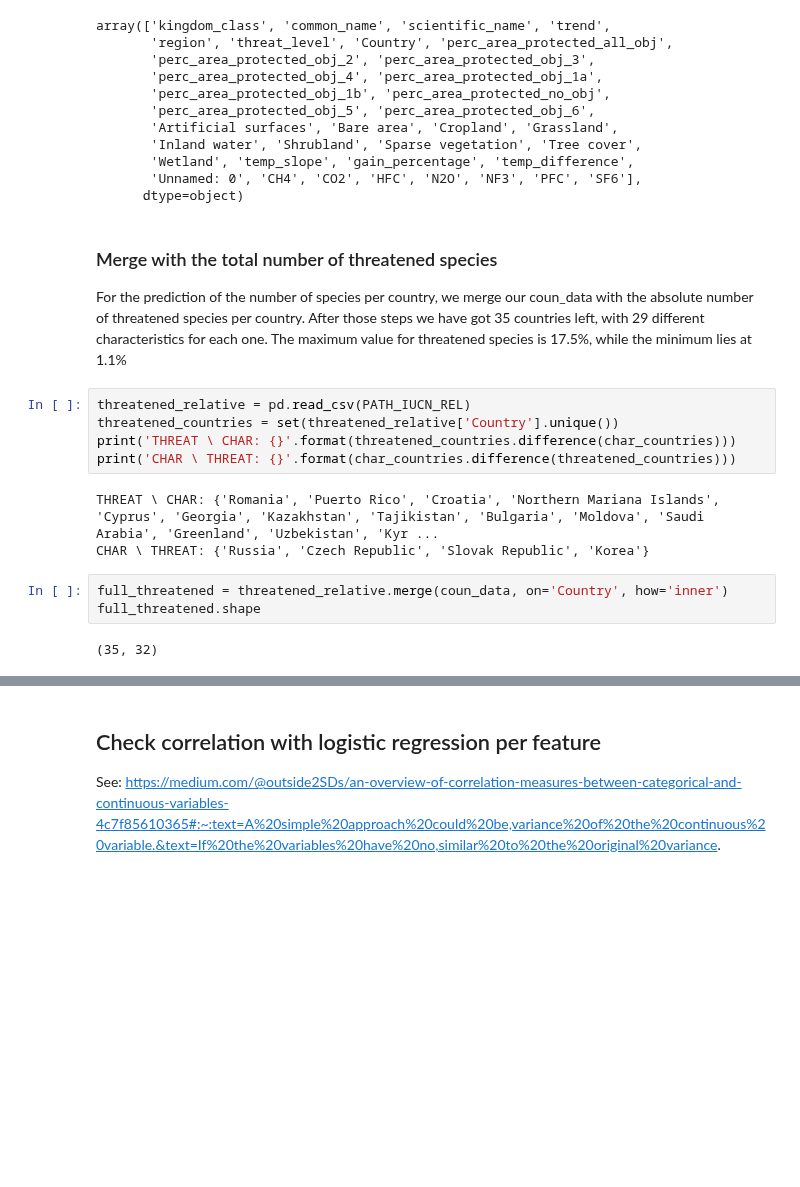
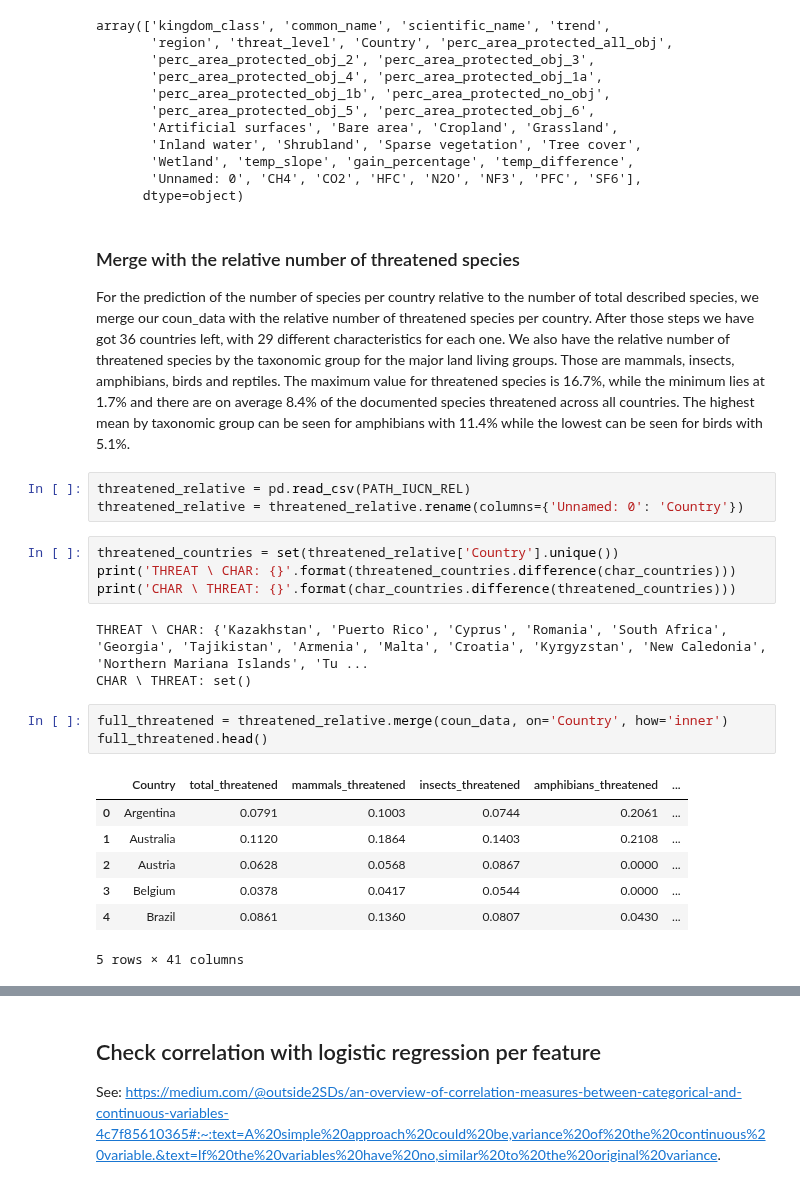
Before and after one commit to MarkusKiesel93/DOPPThreatenedSpecies, a Jupyter notebook: merged_data_analysis.ipynb, the cells around one changed output, grey strips where cells are left out. Cells and saved outputs as stored; diff of their text form; blank space fills up the shorter version.

```diff
--- a/merged_data_analysis.ipynb
+++ b/merged_data_analysis.ipynb
@@ -273,19 +273,27 @@ array(['kingdom_class', 'common_name', 'scientific_name', 'trend',
        'Unnamed: 0', 'CH4', 'CO2', 'HFC', 'N2O', 'NF3', 'PFC', 'SF6'],
       dtype=object)
 # %% [markdown]
-### Merge with the total number of threatened species
-For the prediction of the number of species per country, we merge our coun_data with the absolute number of threatened species per country. After those steps we have got 35 countries left, with 29 different characteristics for each one. The maximum value for threatened species is 17.5%, while the minimum lies at 1.1%
+### Merge with the relative number of threatened species
+For the prediction of the number of species per country relative to the number of total described species, we merge our coun_data with the relative number of threatened species per country. After those steps we have got 36 countries left, with 29 different characteristics for each one. We also have the relative number of threatened species by the taxonomic group for the major land living groups. Those are mammals, insects, amphibians, birds and reptiles. The maximum value for threatened species is 16.7%, while the minimum lies at 1.7% and there are on average 8.4% of the documented species threatened across all countries. The highest mean by taxonomic group can be seen for amphibians with 11.4% while the lowest can be seen for birds with  5.1%.
+# %%
+threatened_relative = pd.read_csv(PATH_IUCN_REL)
+threatened_relative = threatened_relative.rename(columns={'Unnamed: 0': 'Country'})
 # %%
-threatened_relative = pd.read_csv(PATH_IUCN_REL)
 threatened_countries = set(threatened_relative['Country'].unique())
 print('THREAT \ CHAR: {}'.format(threatened_countries.difference(char_countries)))
 print('CHAR \ THREAT: {}'.format(char_countries.difference(threatened_countries)))
 # %% [output]
-THREAT \ CHAR: {'Romania', 'Puerto Rico', 'Croatia', 'Northern Mariana Islands', 'Cyprus', 'Georgia', 'Kazakhstan', 'Tajikistan', 'Bulgaria', 'Moldova', 'Saudi Arabia', 'Greenland', 'Uzbekistan', 'Kyr ...
-CHAR \ THREAT: {'Russia', 'Czech Republic', 'Slovak Republic', 'Korea'}
+THREAT \ CHAR: {'Kazakhstan', 'Puerto Rico', 'Cyprus', 'Romania', 'South Africa', 'Georgia', 'Tajikistan', 'Armenia', 'Malta', 'Croatia', 'Kyrgyzstan', 'New Caledonia', 'Northern Mariana Islands', 'Tu ...
+CHAR \ THREAT: set()
 # %%
 full_threatened = threatened_relative.merge(coun_data, on='Country', how='inner')
-full_threatened.shape
+full_threatened.head()
 # %% [output]
+|  | Country | total_threatened | mammals_threatened | insects_threatened | amphibians_threatened | ... |
+| 0 | Argentina | 0.0791 | 0.1003 | 0.0744 | 0.2061 | ... |
+| 1 | Australia | 0.1120 | 0.1864 | 0.1403 | 0.2108 | ... |
+| 2 | Austria | 0.0628 | 0.0568 | 0.0867 | 0.0000 | ... |
+| 3 | Belgium | 0.0378 | 0.0417 | 0.0544 | 0.0000 | ... |
+| 4 | Brazil | 0.0861 | 0.1360 | 0.0807 | 0.0430 | ... |
-(35, 32)
+5 rows × 41 columns
 # %%
```
Also changed, not shown: parts of 19 cells of this notebook.
